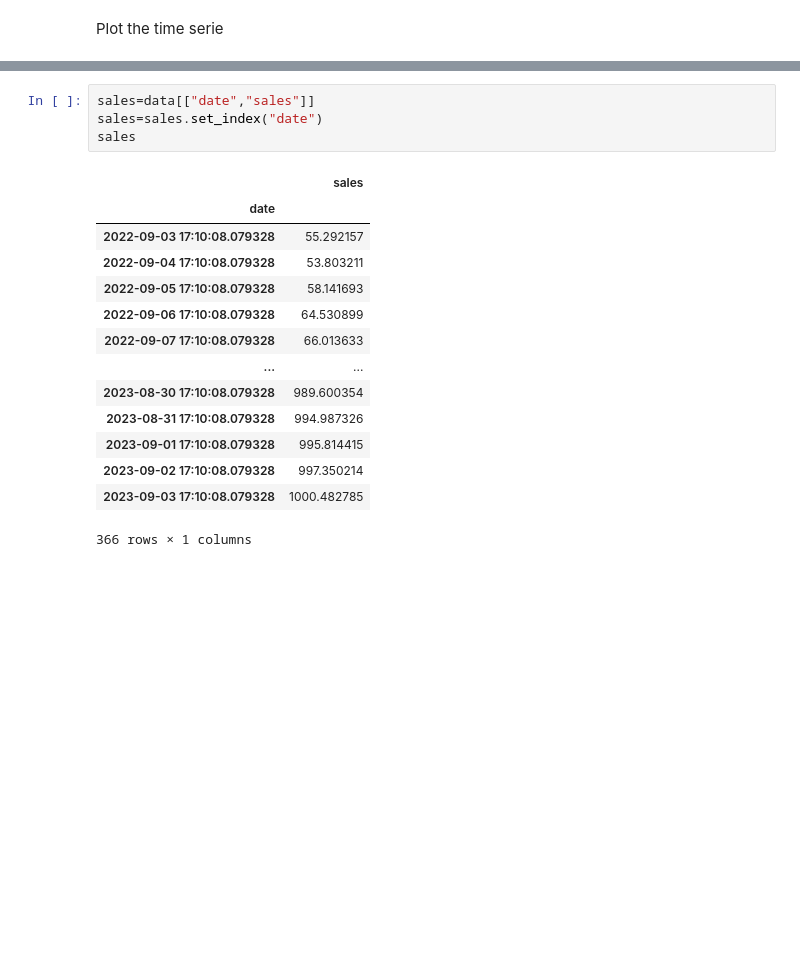
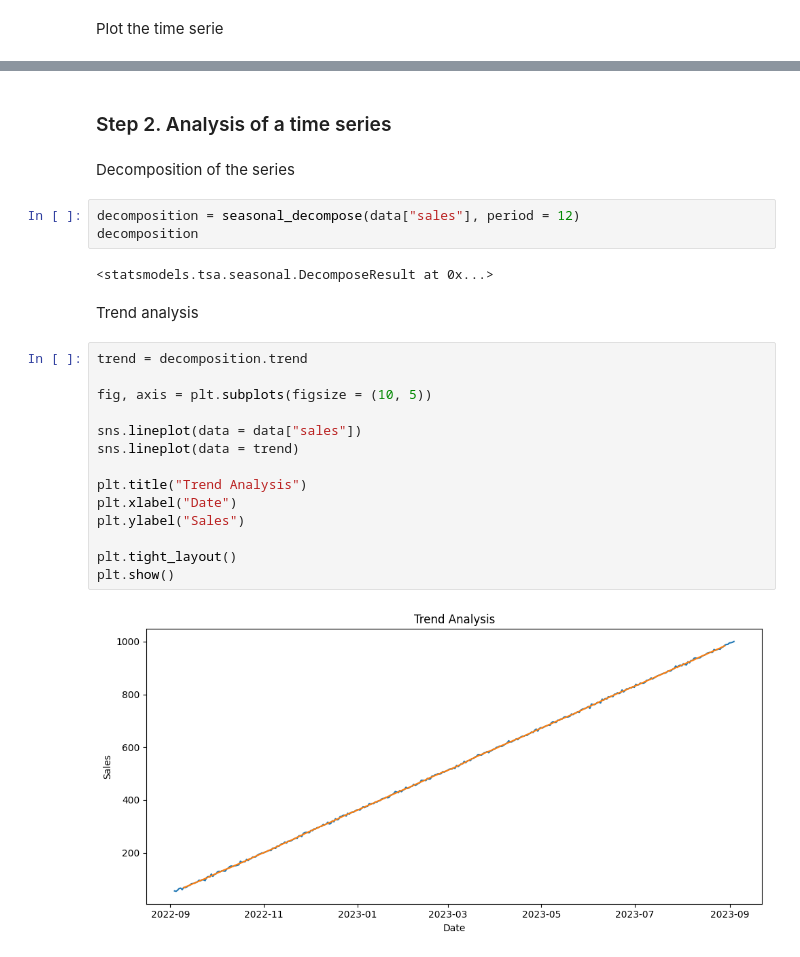
Before and after one commit to remelop03/alternative-time-series-project, a Jupyter notebook: src/explore.ipynb, the cells around one changed output, grey strips where cells are left out. Saved outputs shown, nothing was run; the diff lists cells and outputs as text; blank space fills up the shorter version.

Commit message:
Step 3

```diff
--- a/src/explore.ipynb
+++ b/src/explore.ipynb
@@ -38,22 +45,30 @@ plt.tight_layout()
 plt.show()
 # %% [output]
 [figure]
-# %%
-sales=data[["date","sales"]]
-sales=sales.set_index("date")
-sales
-# %% [output]
-|  | sales |
-| date |  |
-| 2022-09-03 17:10:08.079328 | 55.292157 |
-| 2022-09-04 17:10:08.079328 | 53.803211 |
-| 2022-09-05 17:10:08.079328 | 58.141693 |
-| 2022-09-06 17:10:08.079328 | 64.530899 |
-| 2022-09-07 17:10:08.079328 | 66.013633 |
-| ... | ... |
-| 2023-08-30 17:10:08.079328 | 989.600354 |
-| 2023-08-31 17:10:08.079328 | 994.987326 |
-| 2023-09-01 17:10:08.079328 | 995.814415 |
-| 2023-09-02 17:10:08.079328 | 997.350214 |
-| 2023-09-03 17:10:08.079328 | 1000.482785 |
-366 rows × 1 columns
+# %% [markdown]
+### Step 2. Analysis of a time series
+# %% [markdown]
+Decomposition of the series
+# %%
+decomposition = seasonal_decompose(data["sales"], period = 12)
+decomposition
+# %% [output]
+<statsmodels.tsa.seasonal.DecomposeResult at 0x...>
+# %% [markdown]
+Trend analysis
+# %%
+trend = decomposition.trend
+
+fig, axis = plt.subplots(figsize = (10, 5))
+
+sns.lineplot(data = data["sales"])
+sns.lineplot(data = trend)
+
+plt.title("Trend Analysis")
+plt.xlabel("Date")
+plt.ylabel("Sales")
+
+plt.tight_layout()
+plt.show()
+# %% [output]
+[figure, added]
```
Also changed, not shown: parts of 28 cells of this notebook.
